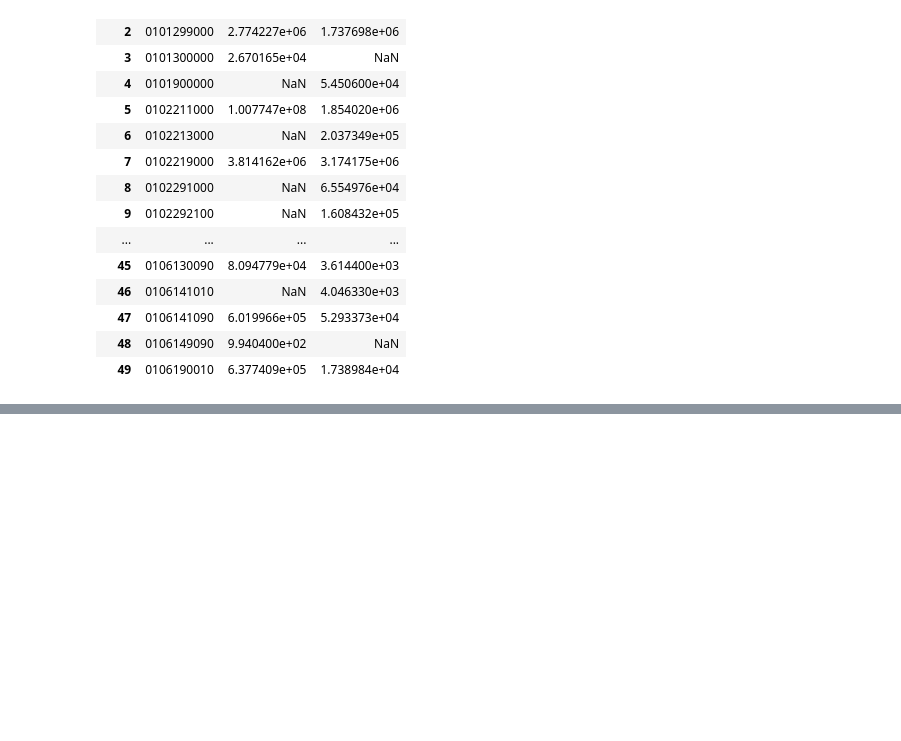
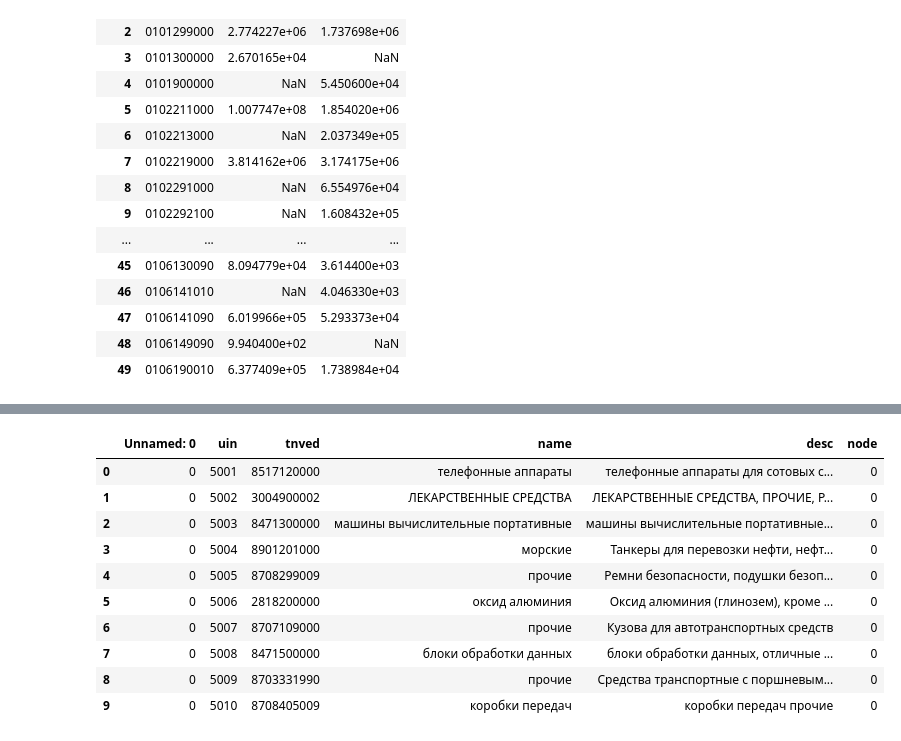
Before and after one commit to yana-sp/Agent07_hackathon2022, a Jupyter notebook: Хакатон 2022.ipynb, the cells around one changed output, grey strips where cells are left out. Cells and saved outputs as stored; diff of their text form; code cells hidden in the pictures; blank space fills up the shorter version.

```diff
--- a/Хакатон 2022.ipynb
+++ b/Хакатон 2022.ipynb
@@ -174,0 +177,14 @@ df2.to_csv('dataframe_saldo.csv')
+# %%
+tnvd_names.head(10)
+# %% [output]
+|  | Unnamed: 0 | uin | tnved | name | desc | node |
+| 0 | 0 | 5001 | 8517120000 | телефонные аппараты | телефонные аппараты для сотовых с... | 0 |
+| 1 | 0 | 5002 | 3004900002 | ЛЕКАРСТВЕННЫЕ СРЕДСТВА | ЛЕКАРСТВЕННЫЕ СРЕДСТВА, ПРОЧИЕ, Р... | 0 |
+| 2 | 0 | 5003 | 8471300000 | машины вычислительные портативные | машины вычислительные портативные... | 0 |
+| 3 | 0 | 5004 | 8901201000 | морские | Танкеры для перевозки нефти, нефт... | 0 |
+| 4 | 0 | 5005 | 8708299009 | прочие | Ремни безопасности, подушки безоп... | 0 |
+| 5 | 0 | 5006 | 2818200000 | оксид алюминия | Оксид алюминия (глинозем), кроме ... | 0 |
+| 6 | 0 | 5007 | 8707109000 | прочие | Кузова для автотранспортных средств | 0 |
+| 7 | 0 | 5008 | 8471500000 | блоки обработки данных | блоки обработки данных, отличные ... | 0 |
+| 8 | 0 | 5009 | 8703331990 | прочие | Средства транспортные с поршневым... | 0 |
+| 9 | 0 | 5010 | 8708405009 | коробки передач | коробки передач прочие | 0 |
```
Also changed, not shown: parts of 7 cells of this notebook.
